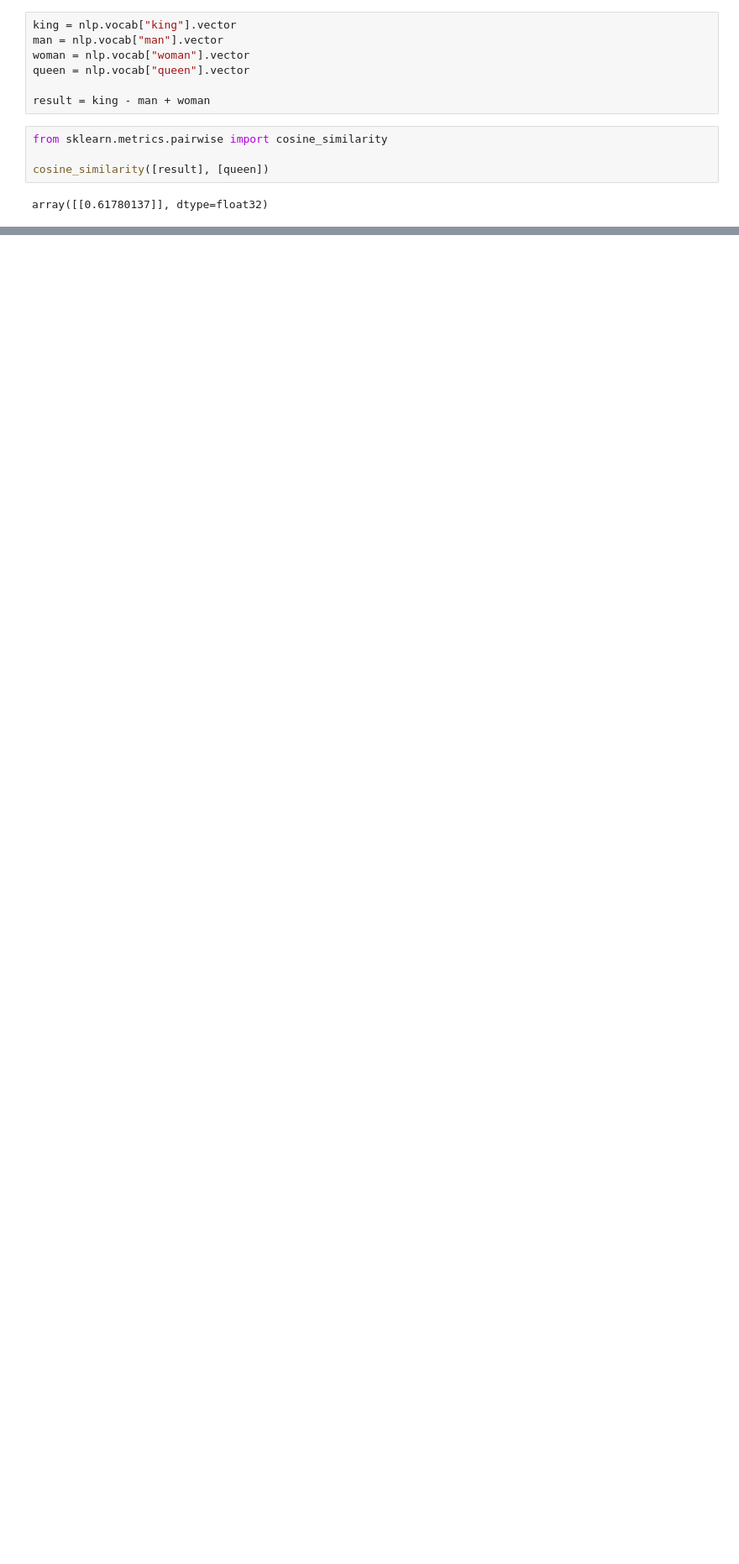
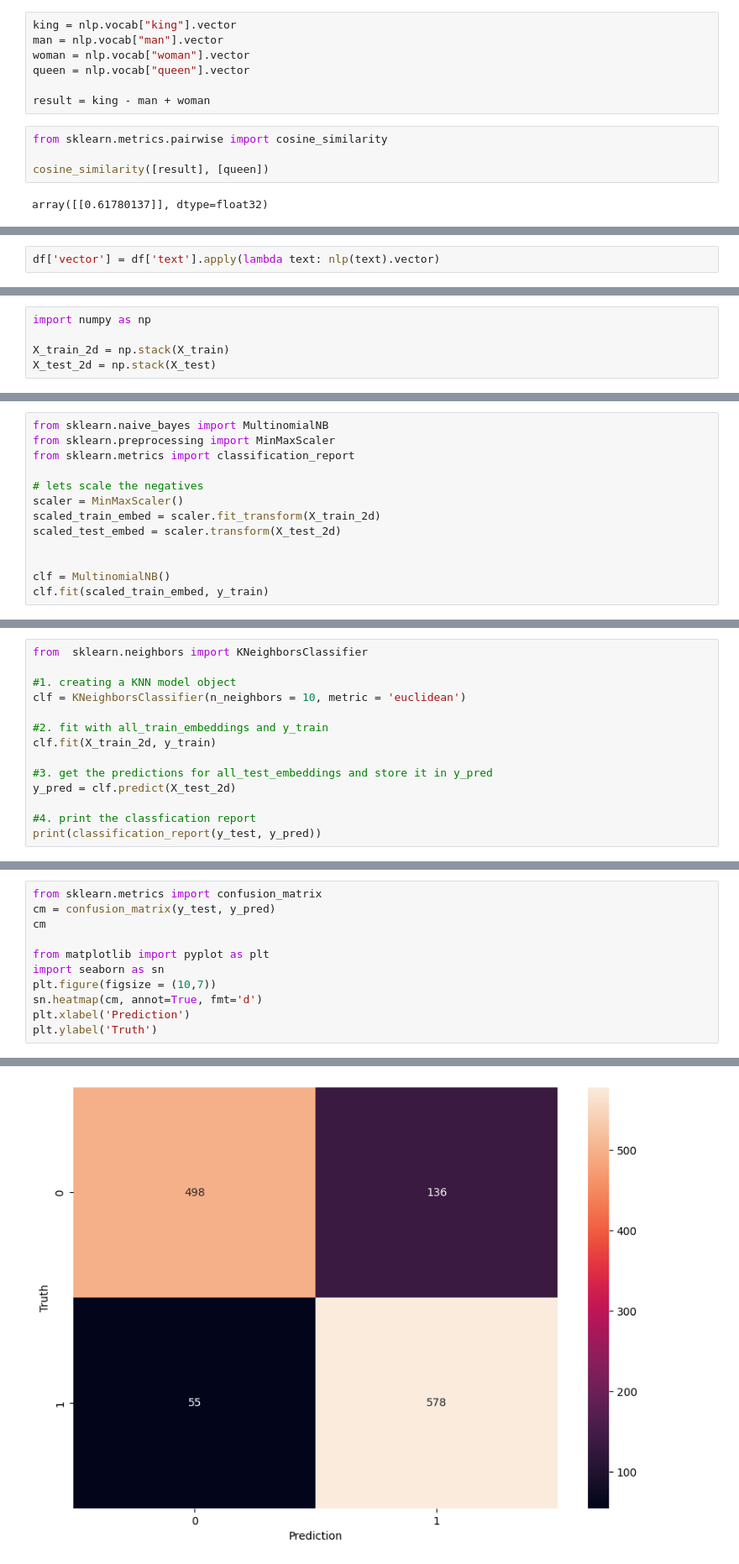
Before and after one commit to lioravd/NLP-tutorial, a Jupyter notebook: Words_similarity.ipynb, the cells around one changed output, grey strips where cells are left out. Shown at 84% size. Saved outputs shown, nothing was run; the diff lists cells and outputs as text; blank space fills up the shorter version.

```diff
--- a/Words_similarity.ipynb
+++ b/Words_similarity.ipynb
@@ -82,0 +124,2 @@ array([[0.61780137]], dtype=float32)
+# %%
+df['vector'] = df['text'].apply(lambda text: nlp(text).vector)
@@ -82,0 +151,5 @@ array([[0.61780137]], dtype=float32)
+# %%
+import numpy as np
+
+X_train_2d = np.stack(X_train)
+X_test_2d = np.stack(X_test)
@@ -82,0 +174,13 @@ array([[0.61780137]], dtype=float32)
+# %%
+from sklearn.naive_bayes import MultinomialNB
+from sklearn.preprocessing import MinMaxScaler
+from sklearn.metrics import classification_report
+
+# lets scale the negatives
+scaler = MinMaxScaler()
+scaled_train_embed = scaler.fit_transform(X_train_2d)
+scaled_test_embed = scaler.transform(X_test_2d)
+
+
+clf = MultinomialNB()
+clf.fit(scaled_train_embed, y_train)
@@ -82,0 +202,14 @@ array([[0.61780137]], dtype=float32)
+# %%
+from  sklearn.neighbors import KNeighborsClassifier
+
+#1. creating a KNN model object
+clf = KNeighborsClassifier(n_neighbors = 10, metric = 'euclidean')
+
+#2. fit with all_train_embeddings and y_train
+clf.fit(X_train_2d, y_train)
+
+#3. get the predictions for all_test_embeddings and store it in y_pred
+y_pred = clf.predict(X_test_2d)
+
+#4. print the classfication report
+print(classification_report(y_test, y_pred))
@@ -82,0 +225,12 @@ array([[0.61780137]], dtype=float32)
+# %%
+from sklearn.metrics import confusion_matrix
+cm = confusion_matrix(y_test, y_pred)
+cm
+
+from matplotlib import pyplot as plt
+import seaborn as sn
+plt.figure(figsize = (10,7))
+sn.heatmap(cm, annot=True, fmt='d')
+plt.xlabel('Prediction')
+plt.ylabel('Truth')
+# %% [output]
@@ -82,0 +238 @@ array([[0.61780137]], dtype=float32)
+[figure, added]
```
Also changed, not shown: parts of 17 cells of this notebook, 6 other files.
